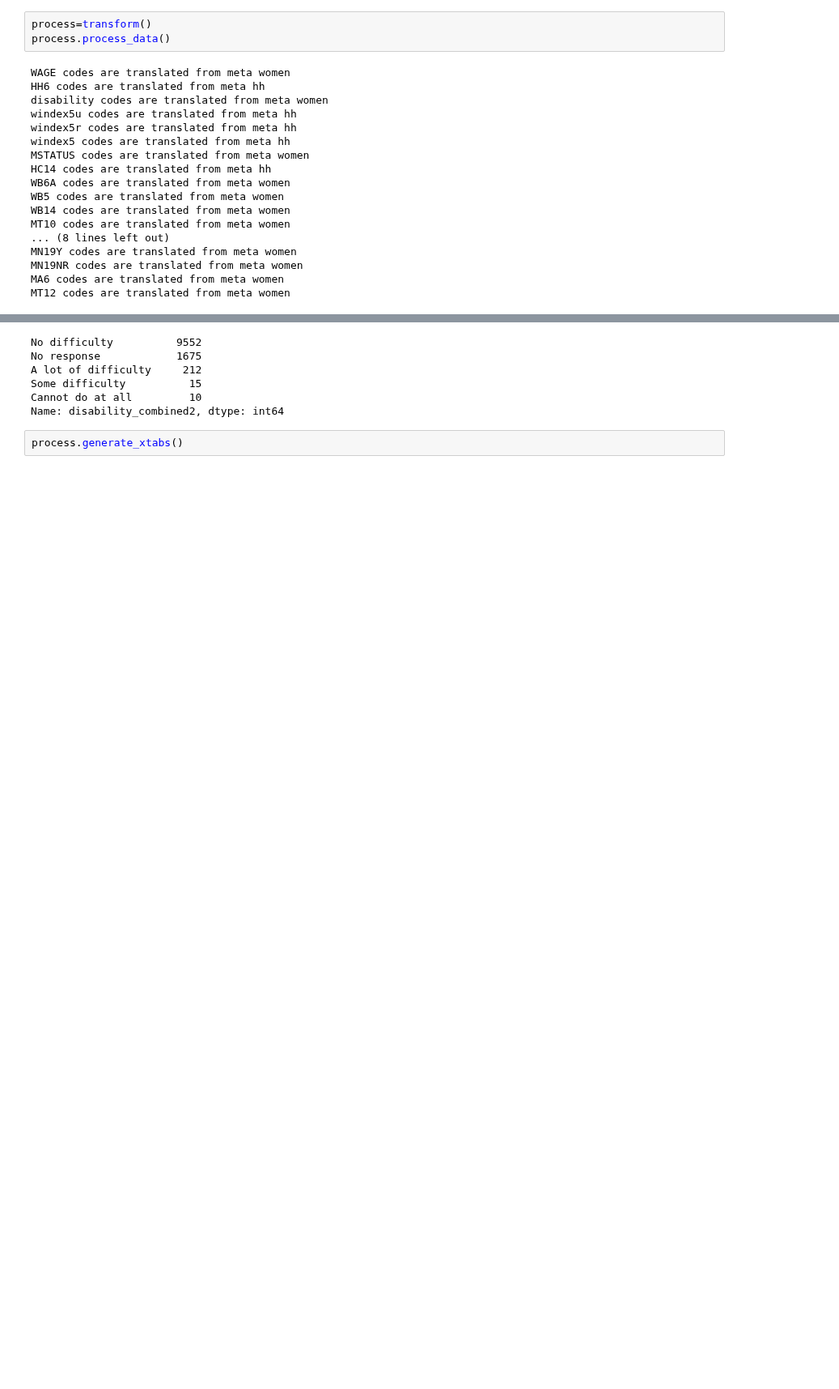
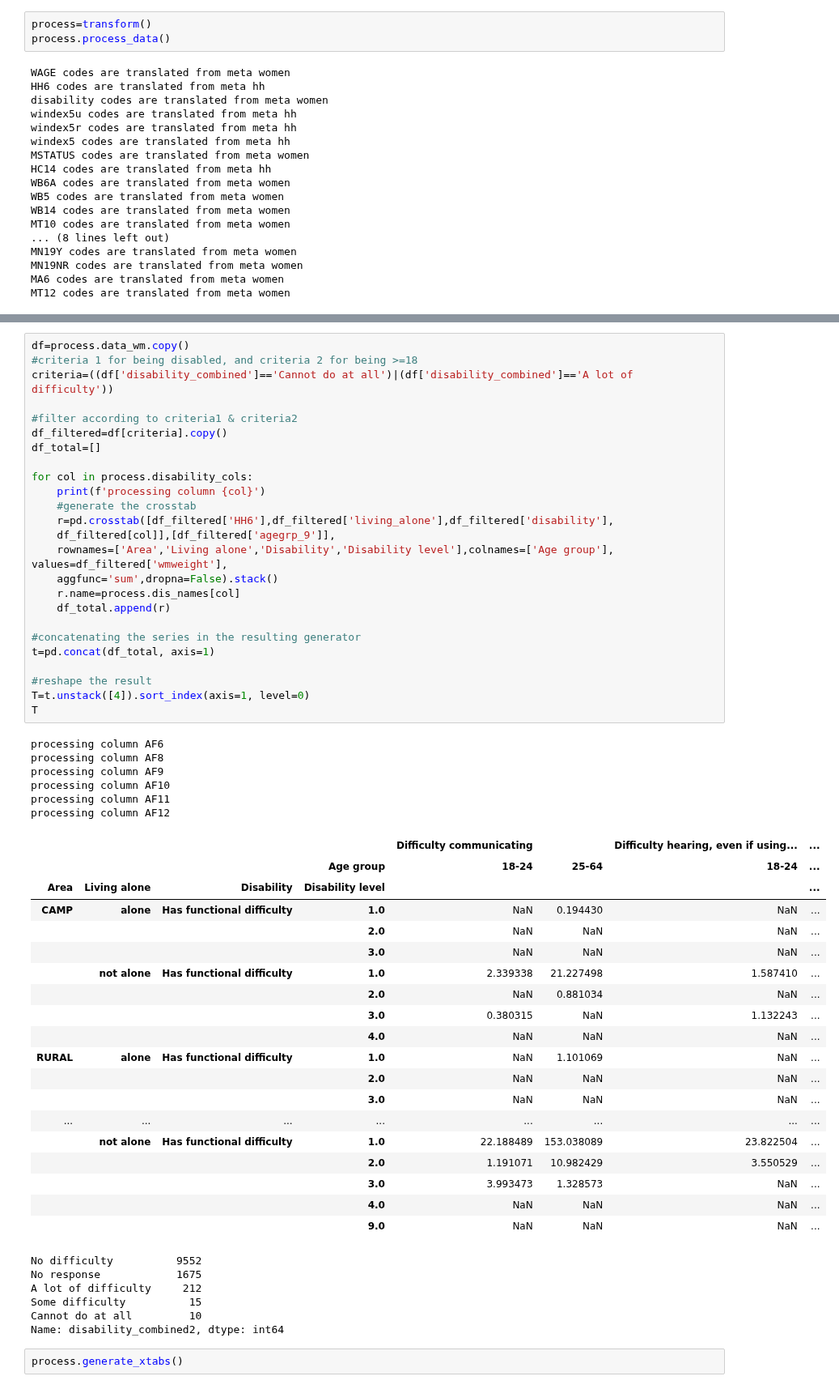
Before and after one commit to raffi1974/MICS, a Jupyter notebook: MICS_Palestine.ipynb, the cells around one changed output, grey strips where cells are left out. Shown at 81% size. Drawn from its saved outputs; the diff is of its cells as text; blank space fills up the shorter version.

```diff
--- a/MICS_Palestine.ipynb
+++ b/MICS_Palestine.ipynb
@@ -1012,3 +980,54 @@ T
+# %%
+df=process.data_wm.copy()
+#criteria 1 for being disabled, and criteria 2 for being >=18
+criteria=((df['disability_combined']=='Cannot do at all')|(df['disability_combined']=='A lot of difficulty'))
+
+#filter according to criteria1 & criteria2
+df_filtered=df[criteria].copy()
+df_total=[]
+
+for col in process.disability_cols:
+    print(f'processing column {col}')
+    #generate the crosstab
+    r=pd.crosstab([df_filtered['HH6'],df_filtered['living_alone'],df_filtered['disability'],
+    df_filtered[col]],[df_filtered['agegrp_9']],
+    rownames=['Area','Living alone','Disability','Disability level'],colnames=['Age group'], values=df_filtered['wmweight'],
+    aggfunc='sum',dropna=False).stack()
+    r.name=process.dis_names[col]
+    df_total.append(r)
+
+#concatenating the series in the resulting generator
+t=pd.concat(df_total, axis=1)
+
+#reshape the result
+T=t.unstack([4]).sort_index(axis=1, level=0)
+T
+# %% [output]
+processing column AF6
+processing column AF8
+processing column AF9
+processing column AF10
+processing column AF11
+processing column AF12
+|  |  |  |  | Difficulty communicating |  | Difficulty hearing, even if using... | ... |
+|  |  |  | Age group | 18-24 | 25-64 | 18-24 | ... |
+| Area | Living alone | Disability | Disability level |  |  |  | ... |
+| CAMP | alone | Has functional difficulty | 1.0 | NaN | 0.194430 | NaN | ... |
+|  |  |  | 2.0 | NaN | NaN | NaN | ... |
+|  |  |  | 3.0 | NaN | NaN | NaN | ... |
+|  | not alone | Has functional difficulty | 1.0 | 2.339338 | 21.227498 | 1.587410 | ... |
+|  |  |  | 2.0 | NaN | 0.881034 | NaN | ... |
+|  |  |  | 3.0 | 0.380315 | NaN | 1.132243 | ... |
+|  |  |  | 4.0 | NaN | NaN | NaN | ... |
+| RURAL | alone | Has functional difficulty | 1.0 | NaN | 1.101069 | NaN | ... |
+|  |  |  | 2.0 | NaN | NaN | NaN | ... |
+|  |  |  | 3.0 | NaN | NaN | NaN | ... |
+| ... | ... | ... | ... | ... | ... | ... | ... |
+|  | not alone | Has functional difficulty | 1.0 | 22.188489 | 153.038089 | 23.822504 | ... |
+|  |  |  | 2.0 | 1.191071 | 10.982429 | 3.550529 | ... |
+|  |  |  | 3.0 | 3.993473 | 1.328573 | NaN | ... |
+|  |  |  | 4.0 | NaN | NaN | NaN | ... |
+|  |  |  | 9.0 | NaN | NaN | NaN | ... |
 # %%
 # %% [output]
 No difficulty          9552
```
Also changed, not shown: parts of 2 cells of this notebook.
